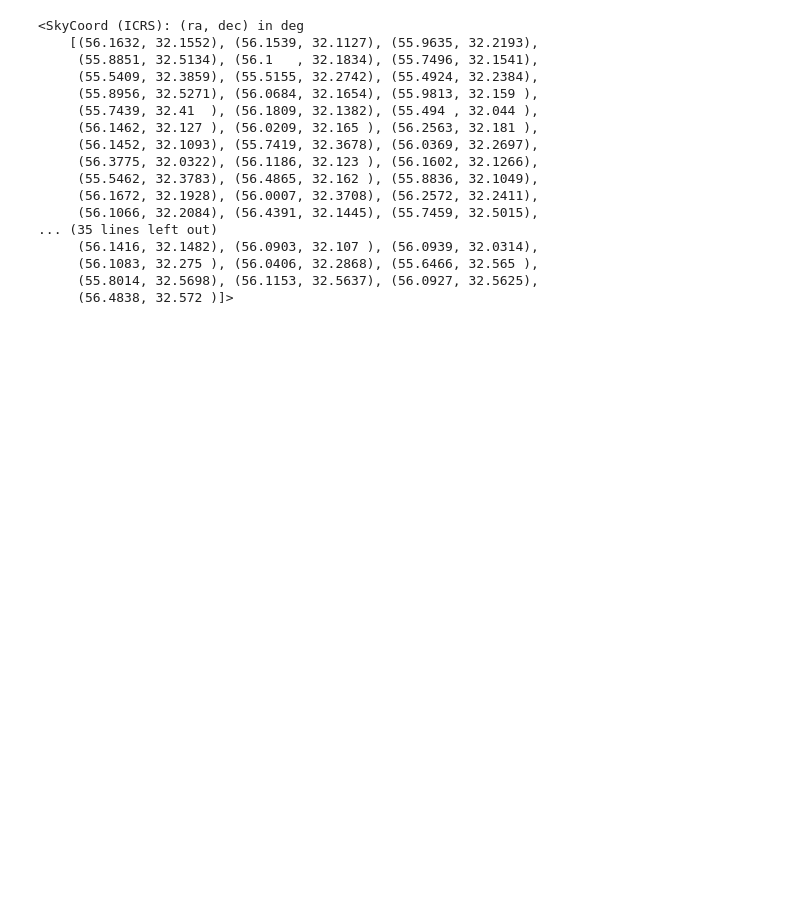
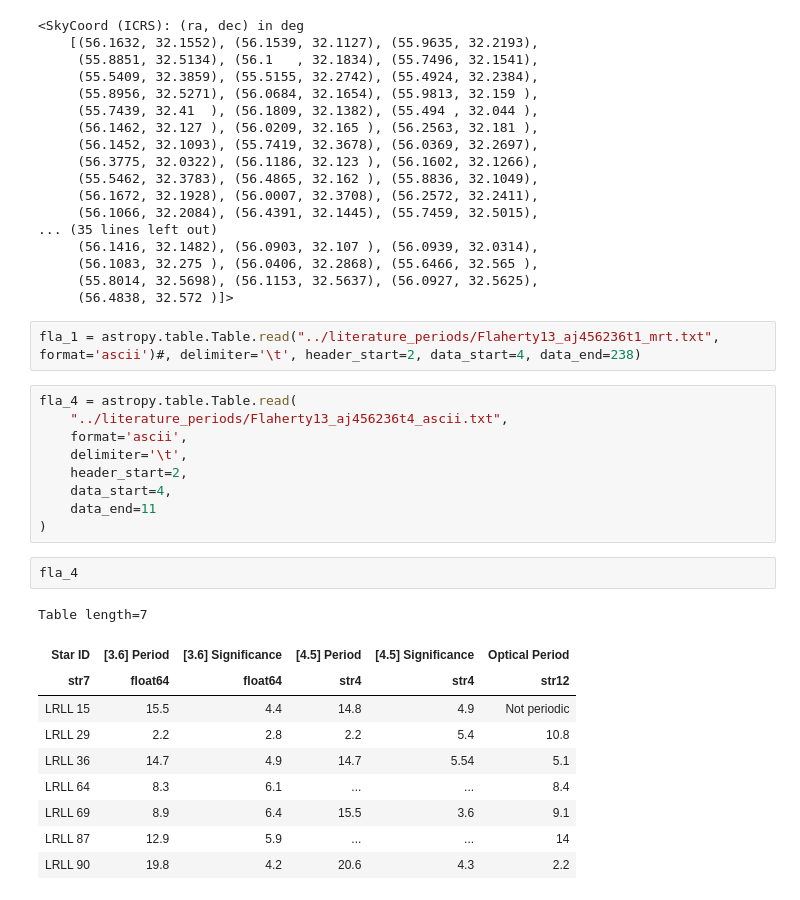
Before and after one commit to tomr-stargazer/Variability_Project_2020, a Jupyter notebook: wuvars/analysis/prototypes/Exploring literature periods.ipynb, the cells around one changed output. Saved outputs shown, nothing was run; the diff lists cells and outputs as text; blank space fills up the shorter version.

```diff
--- a/wuvars/analysis/prototypes/Exploring literature periods.ipynb
+++ b/wuvars/analysis/prototypes/Exploring literature periods.ipynb
@@ -678,3 +702,27 @@ f1_coords.flatten()
      (56.1083, 32.275 ), (56.0406, 32.2868), (55.6466, 32.565 ),
      (55.8014, 32.5698), (56.1153, 32.5637), (56.0927, 32.5625),
      (56.4838, 32.572 )]>
+# %%
+fla_1 = astropy.table.Table.read("../literature_periods/Flaherty13_aj456236t1_mrt.txt", format='ascii')#, delimiter='\t', header_start=2, data_start=4, data_end=238)
+# %%
+fla_4 = astropy.table.Table.read(
+    "../literature_periods/Flaherty13_aj456236t4_ascii.txt",
+    format='ascii',
+    delimiter='\t',
+    header_start=2,
+    data_start=4,
+    data_end=11
+)
+# %%
+fla_4
+# %% [output]
+Table length=7
+| Star ID | [3.6] Period | [3.6] Significance | [4.5] Period | [4.5] Significance | Optical Period |
+| str7 | float64 | float64 | str4 | str4 | str12 |
+| LRLL 15 | 15.5 | 4.4 | 14.8 | 4.9 | Not periodic |
+| LRLL 29 | 2.2 | 2.8 | 2.2 | 5.4 | 10.8 |
+| LRLL 36 | 14.7 | 4.9 | 14.7 | 5.54 | 5.1 |
+| LRLL 64 | 8.3 | 6.1 | ... | ... | 8.4 |
+| LRLL 69 | 8.9 | 6.4 | 15.5 | 3.6 | 9.1 |
+| LRLL 87 | 12.9 | 5.9 | ... | ... | 14 |
+| LRLL 90 | 19.8 | 4.2 | 20.6 | 4.3 | 2.2 |
```
Also changed, not shown: parts of 12 cells of this notebook.
